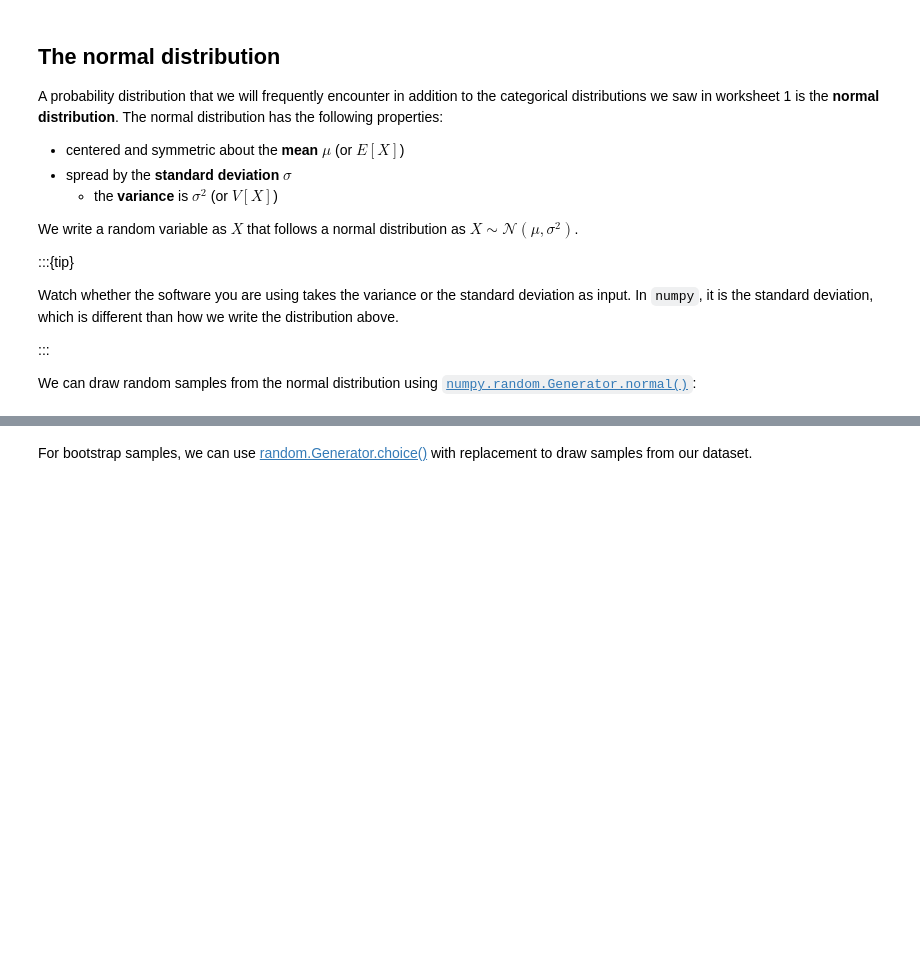
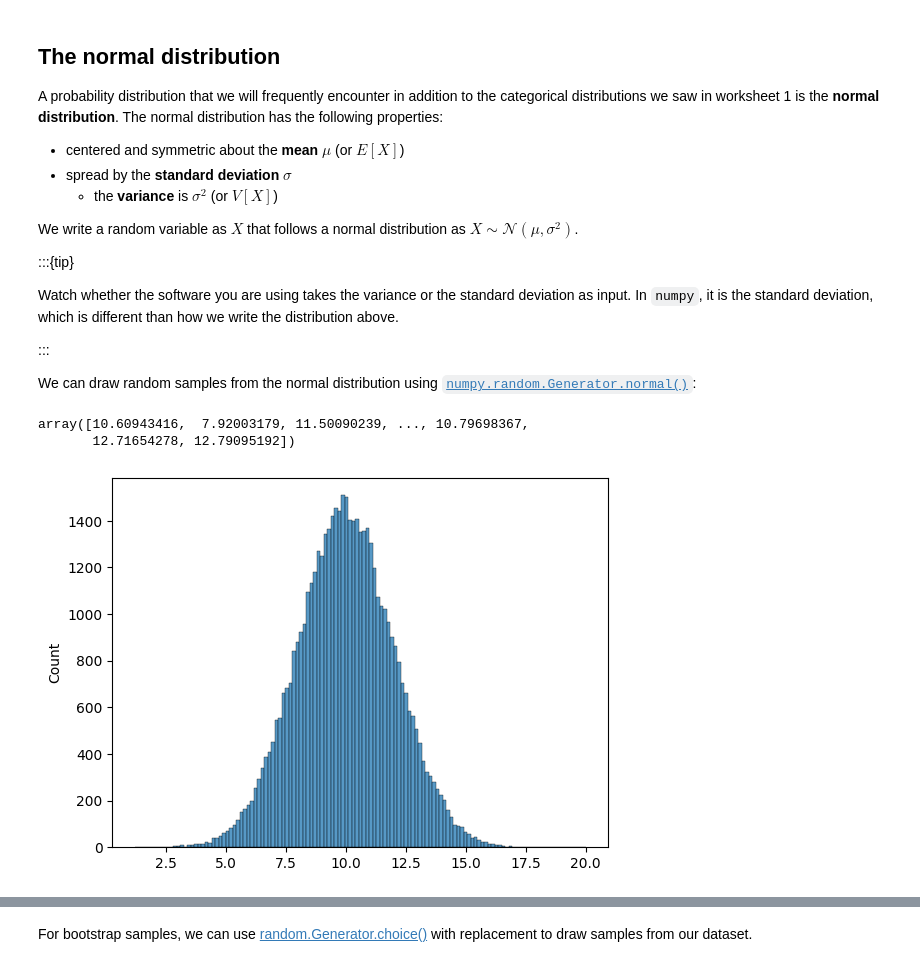
Before and after one commit to comsc341cd/comsc341cd.github.io, a Jupyter notebook: _sources/activities/lec5_live_dry_run.ipynb, the cells around one changed output, grey strips where cells are left out. Cells and saved outputs as stored; diff of their text form; code cells hidden in the pictures; blank space fills up the shorter version.

```diff
--- a/_sources/activities/lec5_live_dry_run.ipynb
+++ b/_sources/activities/lec5_live_dry_run.ipynb
@@ -82,10 +101,17 @@ We can draw random samples from the normal distribution using [`numpy.random.Gen
 rng = np.random.default_rng(seed=42)
 
 # generate 50000 samples from a normal distribution with E[X]=10 and standard deviation 2
-# n_samples = 50000
-# goose_samples = rng.normal(loc=10, scale=2, size=n_samples)
+n_samples = 50000
+goose_samples = rng.normal(loc=10, scale=2, size=n_samples)
+# %%
+goose_samples
+# %% [output]
+array([10.60943416,  7.92003179, 11.50090239, ..., 10.79698367,
+       12.71654278, 12.79095192])
 # %%
 # Use seaborn to create a histogram of the samples
-# sns.histplot(goose_samples);
+sns.histplot(goose_samples);
+# %% [output]
+[figure, added]
 # %%
 # Make a sample of 10 from the normal distribution
```
Also changed, not shown: parts of 13 cells of this notebook, 11 other files.
